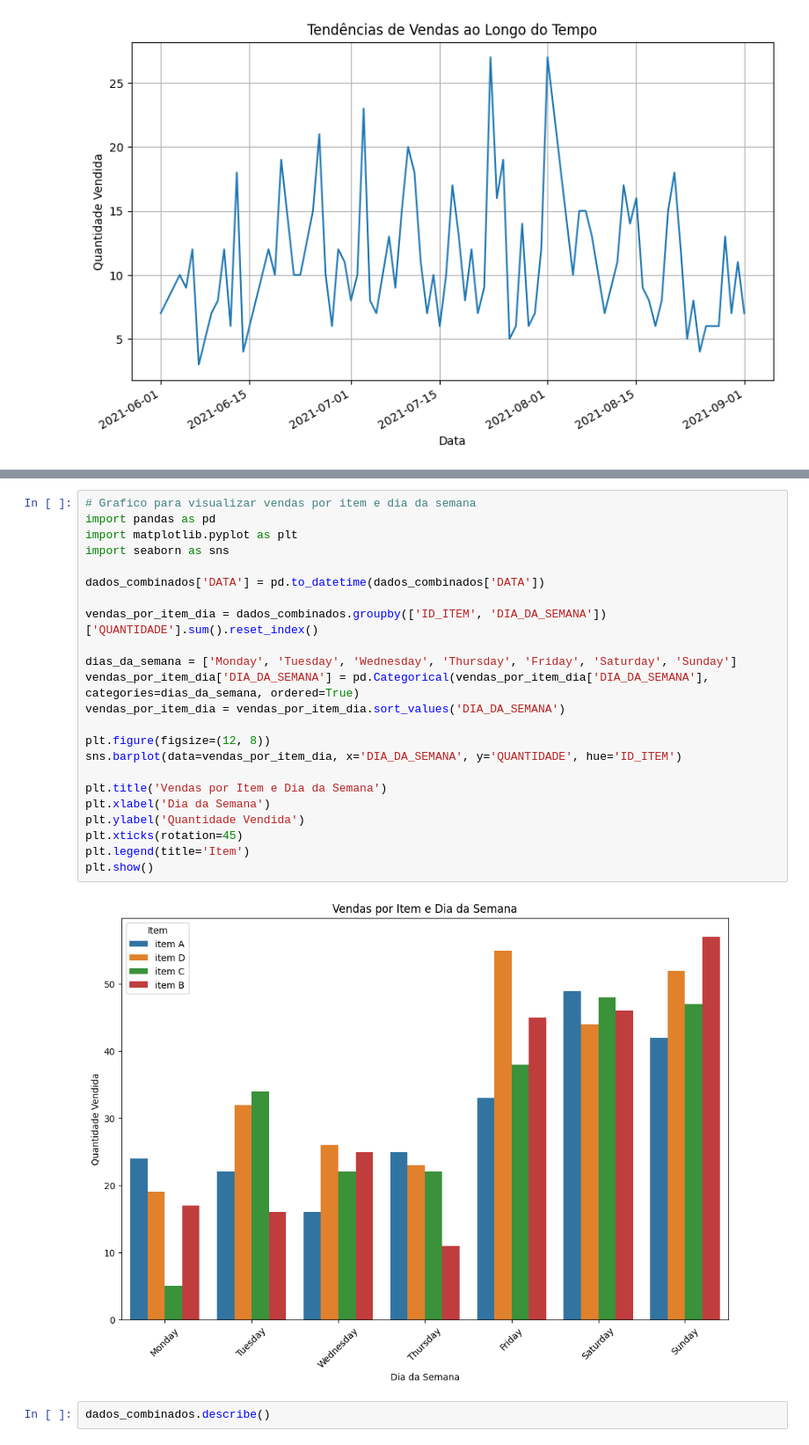
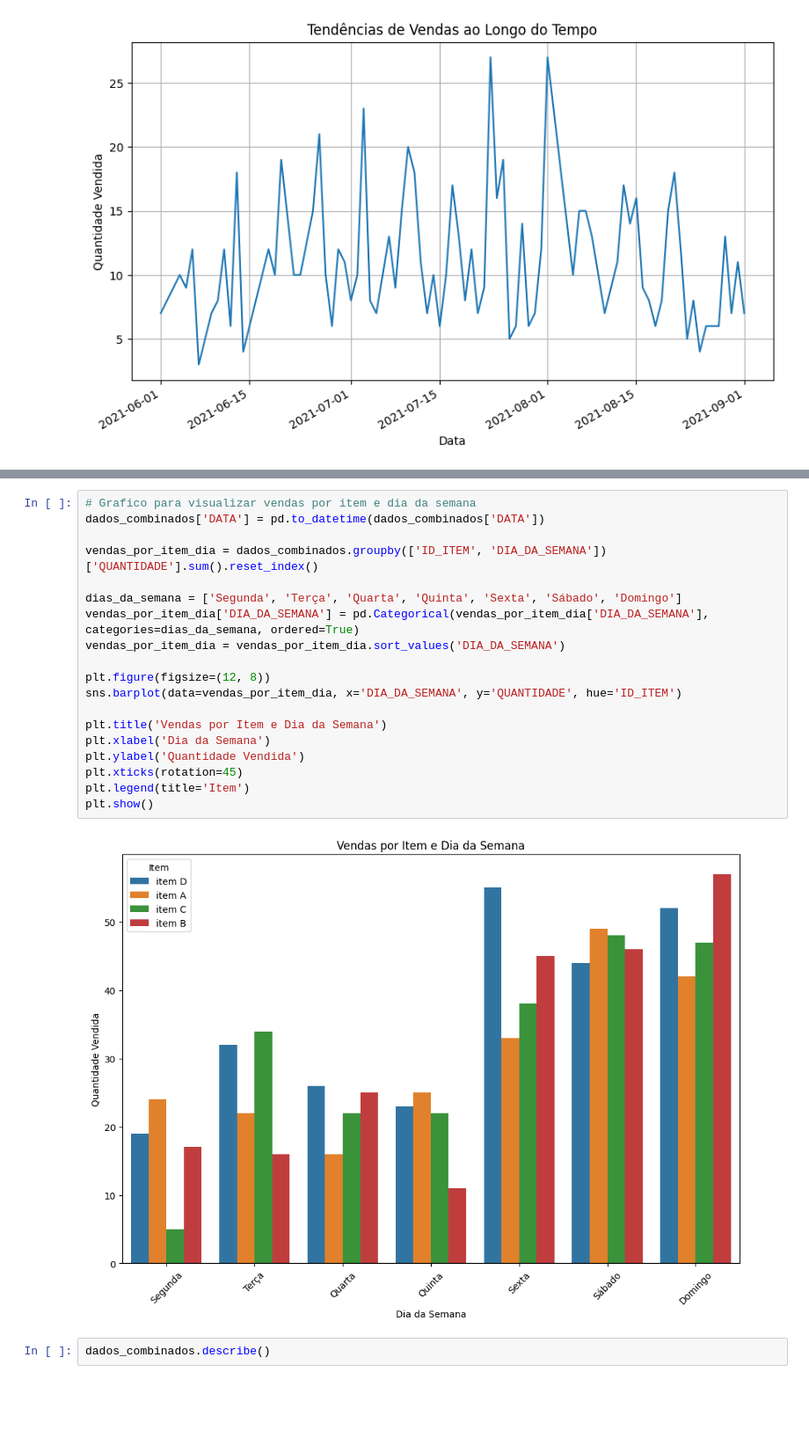
Before and after one commit to pfmiehe/mr-health, a Jupyter notebook: notebooks/dados-combinados-graficos.ipynb, the cells around one changed output, grey strips where cells are left out. Shown at 88% size. Saved outputs shown, nothing was run; the diff lists cells and outputs as text; blank space fills up the shorter version.

```diff
--- a/notebooks/dados-combinados-graficos.ipynb
+++ b/notebooks/dados-combinados-graficos.ipynb
@@ -104,29 +96,25 @@ plt.show()
 [figure]
 # %%
 # Grafico para visualizar vendas por item e dia da semana
-import pandas as pd
-import matplotlib.pyplot as plt
-import seaborn as sns
-
 dados_combinados['DATA'] = pd.to_datetime(dados_combinados['DATA'])
 
 vendas_por_item_dia = dados_combinados.groupby(['ID_ITEM', 'DIA_DA_SEMANA'])['QUANTIDADE'].sum().reset_index()
 
-dias_da_semana = ['Monday', 'Tuesday', 'Wednesday', 'Thursday', 'Friday', 'Saturday', 'Sunday']
+dias_da_semana = ['Segunda', 'Terça', 'Quarta', 'Quinta', 'Sexta', 'Sábado', 'Domingo']
 vendas_por_item_dia['DIA_DA_SEMANA'] = pd.Categorical(vendas_por_item_dia['DIA_DA_SEMANA'], categories=dias_da_semana, ordered=True)
 vendas_por_item_dia = vendas_por_item_dia.sort_values('DIA_DA_SEMANA')
 
 plt.figure(figsize=(12, 8))
 sns.barplot(data=vendas_por_item_dia, x='DIA_DA_SEMANA', y='QUANTIDADE', hue='ID_ITEM')
 
 plt.title('Vendas por Item e Dia da Semana')
 plt.xlabel('Dia da Semana')
 plt.ylabel('Quantidade Vendida')
 plt.xticks(rotation=45)
 plt.legend(title='Item')
 plt.show()
 # %% [output]
-[figure, old version]
+[figure, new version]
 # %%
 dados_combinados.describe()
 # %% [output]
```
Also changed, not shown: parts of 5 cells of this notebook, 4 other files.
